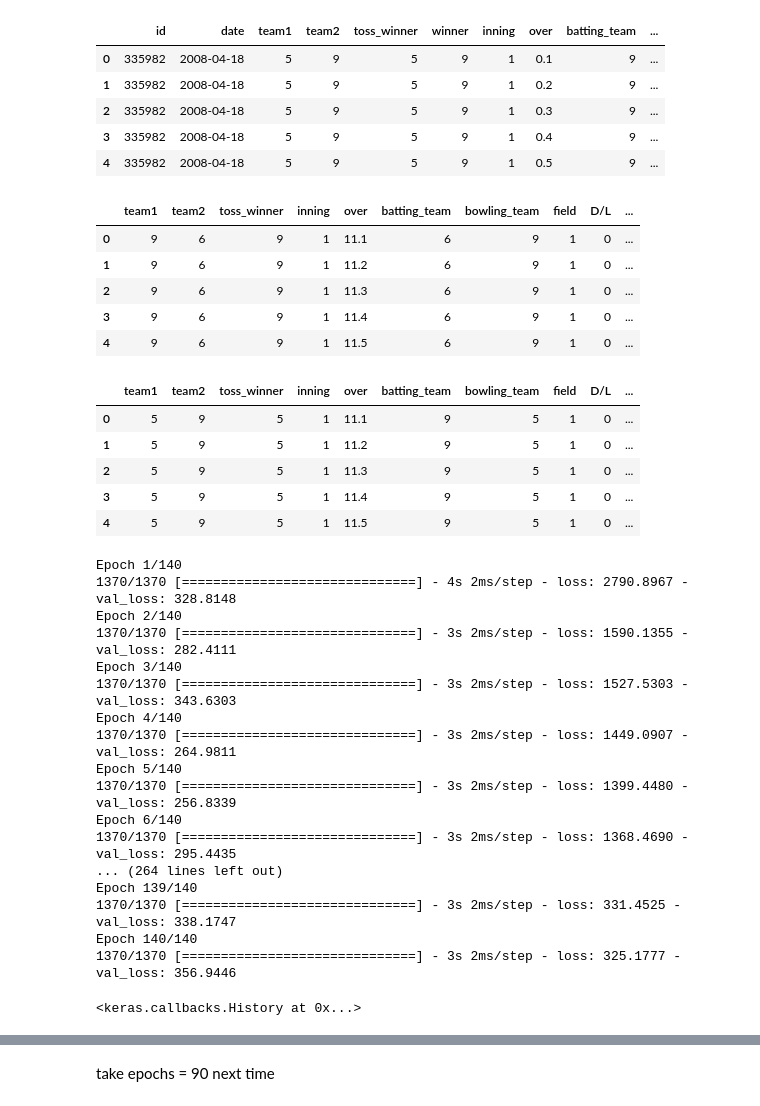
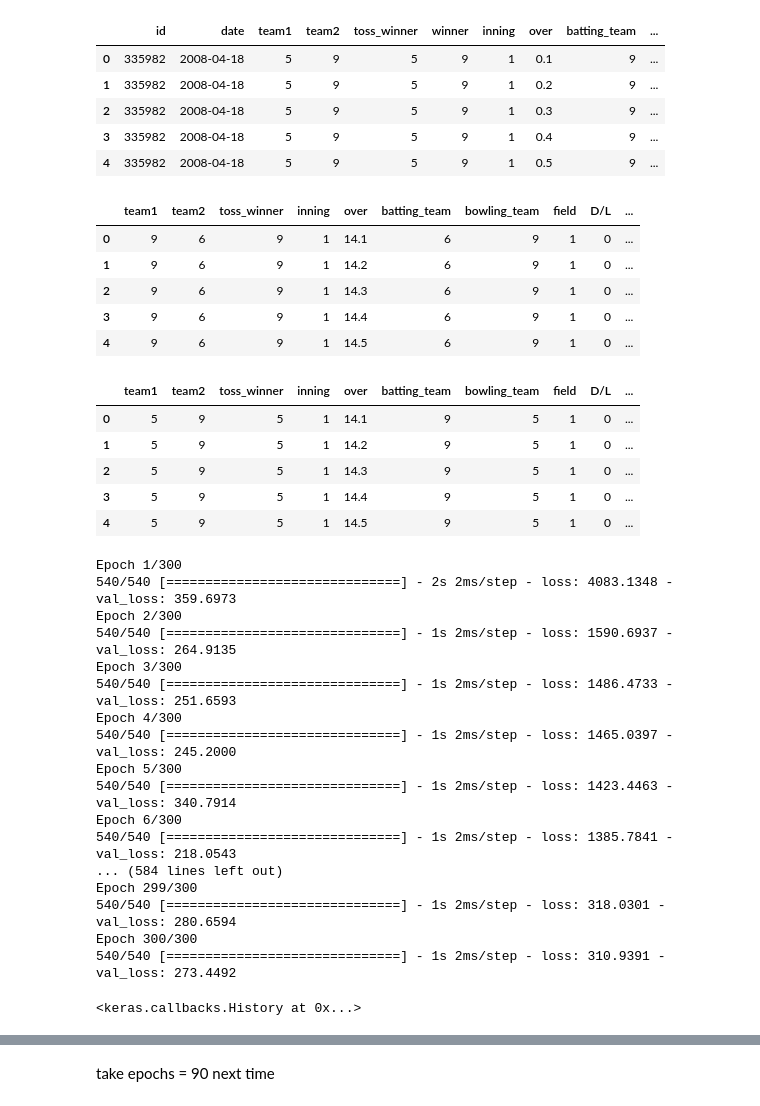
Before and after one commit to UtkarshAIITB/IPL-Data-Analysis, a Jupyter notebook: DL.ipynb, the cells around one changed output, grey strips where cells are left out. Saved outputs shown, nothing was run; the diff lists cells and outputs as text; code cells hidden in the pictures.

Commit message:
model4

```diff
--- a/DL.ipynb
+++ b/DL.ipynb
@@ -42,21 +42,21 @@ new.head()
 # %%
 # new is the training set and t is the test set
 # %%
-tnew = t.drop(t[(t.over <= 11.0) | (t.over >=16.0)].index)
+tnew = t.drop(t[(t.over <= 14.0) | (t.over >=16.0)].index)
 tnew.reset_index(drop = True)
 y1test = tnew['total_runs_y']
 y2test = tnew['winner']
 tnew.drop(columns = ['id', 'date', 'year', 'total_runs_y', 'winner'], inplace = True)
 tnew.reset_index(drop=True).head()
 # %% [output]
 |  | team1 | team2 | toss_winner | inning | over | batting_team | bowling_team | field | D/L | ... |
-| 0 | 9 | 6 | 9 | 1 | 11.1 | 6 | 9 | 1 | 0 | ... |
-| 1 | 9 | 6 | 9 | 1 | 11.2 | 6 | 9 | 1 | 0 | ... |
-| 2 | 9 | 6 | 9 | 1 | 11.3 | 6 | 9 | 1 | 0 | ... |
-| 3 | 9 | 6 | 9 | 1 | 11.4 | 6 | 9 | 1 | 0 | ... |
-| 4 | 9 | 6 | 9 | 1 | 11.5 | 6 | 9 | 1 | 0 | ... |
+| 0 | 9 | 6 | 9 | 1 | 14.1 | 6 | 9 | 1 | 0 | ... |
+| 1 | 9 | 6 | 9 | 1 | 14.2 | 6 | 9 | 1 | 0 | ... |
+| 2 | 9 | 6 | 9 | 1 | 14.3 | 6 | 9 | 1 | 0 | ... |
+| 3 | 9 | 6 | 9 | 1 | 14.4 | 6 | 9 | 1 | 0 | ... |
+| 4 | 9 | 6 | 9 | 1 | 14.5 | 6 | 9 | 1 | 0 | ... |
 # %%
-xnew = new.drop(new[(new.over <=11.0) | (new.over >=16.0)].index)
+xnew = new.drop(new[(new.over <=14.0) | (new.over >=16.0)].index)
 xnew.reset_index(drop = True)
 y1train = xnew['total_runs_y']
 y2train = xnew['winner']
@@ -64,11 +64,11 @@ xnew.drop(columns = ['id', 'date', 'year', 'total_runs_y', 'winner'], inplace =
 xnew.reset_index(drop=True).head()
 # %% [output]
 |  | team1 | team2 | toss_winner | inning | over | batting_team | bowling_team | field | D/L | ... |
-| 0 | 5 | 9 | 5 | 1 | 11.1 | 9 | 5 | 1 | 0 | ... |
-| 1 | 5 | 9 | 5 | 1 | 11.2 | 9 | 5 | 1 | 0 | ... |
-| 2 | 5 | 9 | 5 | 1 | 11.3 | 9 | 5 | 1 | 0 | ... |
-| 3 | 5 | 9 | 5 | 1 | 11.4 | 9 | 5 | 1 | 0 | ... |
-| 4 | 5 | 9 | 5 | 1 | 11.5 | 9 | 5 | 1 | 0 | ... |
+| 0 | 5 | 9 | 5 | 1 | 14.1 | 9 | 5 | 1 | 0 | ... |
+| 1 | 5 | 9 | 5 | 1 | 14.2 | 9 | 5 | 1 | 0 | ... |
+| 2 | 5 | 9 | 5 | 1 | 14.3 | 9 | 5 | 1 | 0 | ... |
+| 3 | 5 | 9 | 5 | 1 | 14.4 | 9 | 5 | 1 | 0 | ... |
+| 4 | 5 | 9 | 5 | 1 | 14.5 | 9 | 5 | 1 | 0 | ... |
 # %%
 from sklearn.preprocessing import StandardScaler
 sc = StandardScaler()
@@ -92,26 +92,26 @@ model.add(Dropout(0.5))
 model.add(Dense(1))
 model.compile(optimizer='adam', loss='mse')
 # %%
-model.fit(x=xnewt, y=y1train, epochs=140,
+model.fit(x=xnewt, y=y1train, epochs=300,
           validation_data=(tnewt,y1test))
 # %% [output]
-Epoch 1/140
-1370/1370 [==============================] - 4s 2ms/step - loss: 2790.8967 - val_loss: 328.8148
-Epoch 2/140
-1370/1370 [==============================] - 3s 2ms/step - loss: 1590.1355 - val_loss: 282.4111
-Epoch 3/140
-1370/1370 [==============================] - 3s 2ms/step - loss: 1527.5303 - val_loss: 343.6303
-Epoch 4/140
-1370/1370 [==============================] - 3s 2ms/step - loss: 1449.0907 - val_loss: 264.9811
-Epoch 5/140
-1370/1370 [==============================] - 3s 2ms/step - loss: 1399.4480 - val_loss: 256.8339
-Epoch 6/140
-1370/1370 [==============================] - 3s 2ms/step - loss: 1368.4690 - val_loss: 295.4435
-... (264 lines left out)
-Epoch 139/140
-1370/1370 [==============================] - 3s 2ms/step - loss: 331.4525 - val_loss: 338.1747
-Epoch 140/140
-1370/1370 [==============================] - 3s 2ms/step - loss: 325.1777 - val_loss: 356.9446
+Epoch 1/300
+540/540 [==============================] - 2s 2ms/step - loss: 4083.1348 - val_loss: 359.6973
+Epoch 2/300
+540/540 [==============================] - 1s 2ms/step - loss: 1590.6937 - val_loss: 264.9135
+Epoch 3/300
+540/540 [==============================] - 1s 2ms/step - loss: 1486.4733 - val_loss: 251.6593
+Epoch 4/300
+540/540 [==============================] - 1s 2ms/step - loss: 1465.0397 - val_loss: 245.2000
+Epoch 5/300
+540/540 [==============================] - 1s 2ms/step - loss: 1423.4463 - val_loss: 340.7914
+Epoch 6/300
+540/540 [==============================] - 1s 2ms/step - loss: 1385.7841 - val_loss: 218.0543
+... (584 lines left out)
+Epoch 299/300
+540/540 [==============================] - 1s 2ms/step - loss: 318.0301 - val_loss: 280.6594
+Epoch 300/300
+540/540 [==============================] - 1s 2ms/step - loss: 310.9391 - val_loss: 273.4492
 <keras.callbacks.History at 0x...>
 # %%
 y1test = y1test.ravel()
```
Also changed, not shown: parts of 8 cells of this notebook.
